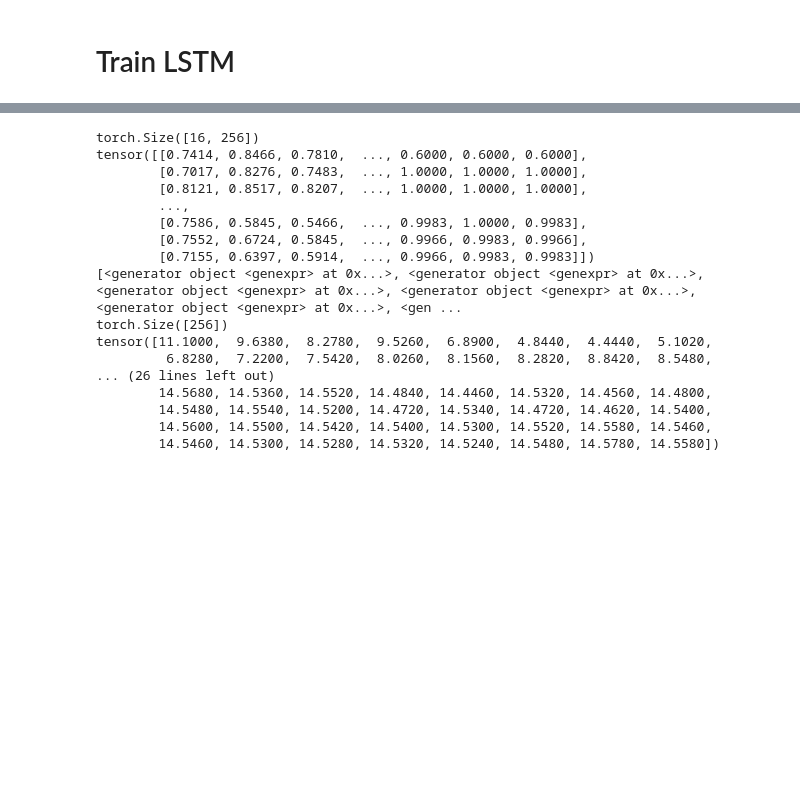
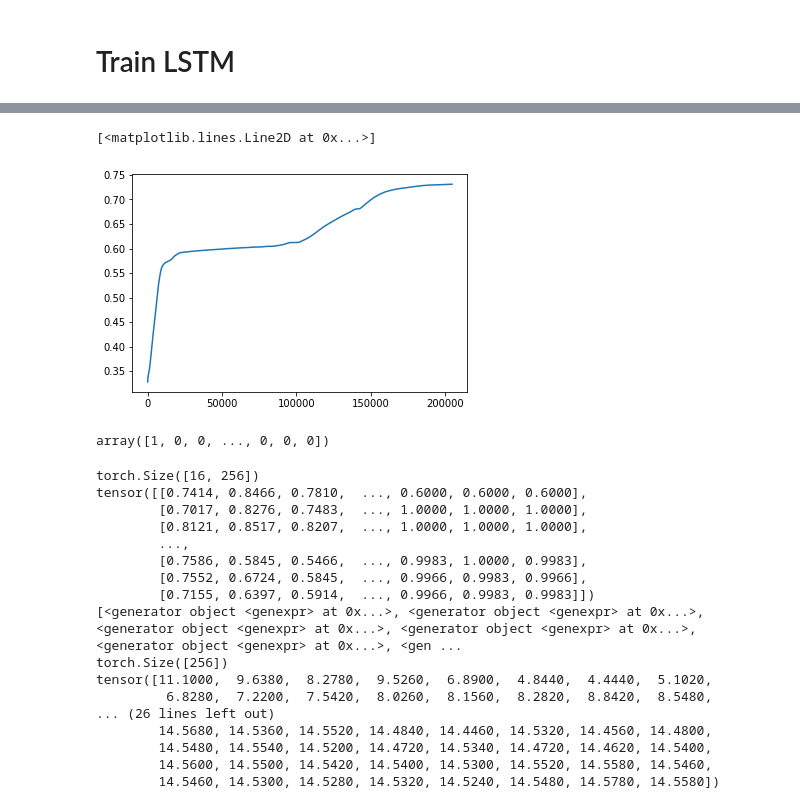
Before and after one commit to Pchatain/CS329P, a Jupyter notebook: Transformer_Dec6.ipynb, the cells around one changed output, grey strips where cells are left out. Drawn from its saved outputs; the diff is of its cells as text; code cells hidden in the pictures; blank space fills up the shorter version.

```diff
--- a/Transformer_Dec6.ipynb
+++ b/Transformer_Dec6.ipynb
@@ -203,13 +161,20 @@ Deprecated in NumPy 1.20; for more details and guidance: https://numpy.org/devdo
 # %%
-t_train_y =train_padded[:,:,2:3] > 0
-t_train_x = train_padded[:,:,3:]
+label_idx = list(train.columns).index("answered_correctly")
+t_train_y =train_padded[:,:,label_idx:label_idx+1] > 0
+t_train_x = train_padded[:,:,label_idx+1:]
 print(t_train_y.shape)
 print(t_train_x.shape)
 print(loss_mask_train.shape)
 
-t_valid_y =valid_padded[:,:,2:3] > 0
-t_valid_x = valid_padded[:,:,3:]
+t_valid_y =valid_padded[:,:,label_idx:label_idx+1] > 0
+t_valid_x = valid_padded[:,:,label_idx+1:]
 print(t_valid_y.shape)
 print(t_valid_x.shape)
 print(loss_mask_valid.shape)
+
+t_test_y =test_padded[:,:,label_idx:label_idx+1] > 0
+t_test_x = test_padded[:,:,label_idx+1:]
+print(t_test_y.shape)
+print(t_test_x.shape)
+print(loss_mask_test.shape)
 # %% [output]
@@ -488,3 +444,12 @@ ValueError: Only one class present in y_true. ROC AUC score is not defined in th
+# %%
+plt.plot(sorted(pred_proba))
+# %% [output]
+[<matplotlib.lines.Line2D at 0x...>]
+[figure, added]
+# %%
+target
+# %% [output]
+array([1, 0, 0, ..., 0, 0, 0])
 # %%
 total_all_sum = 0
 for i in all_preds:
```
Also changed, not shown: parts of 19 cells of this notebook, 3 other files.
